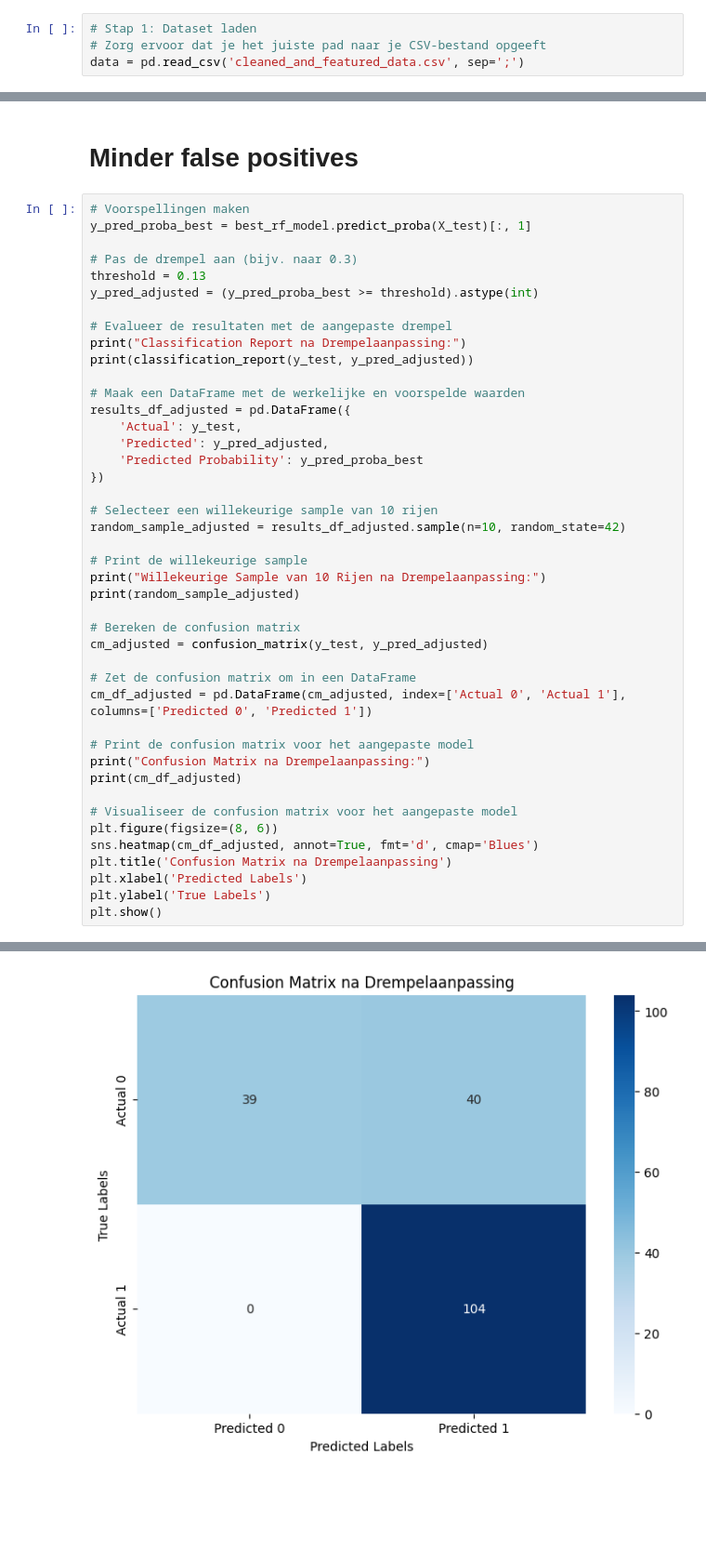
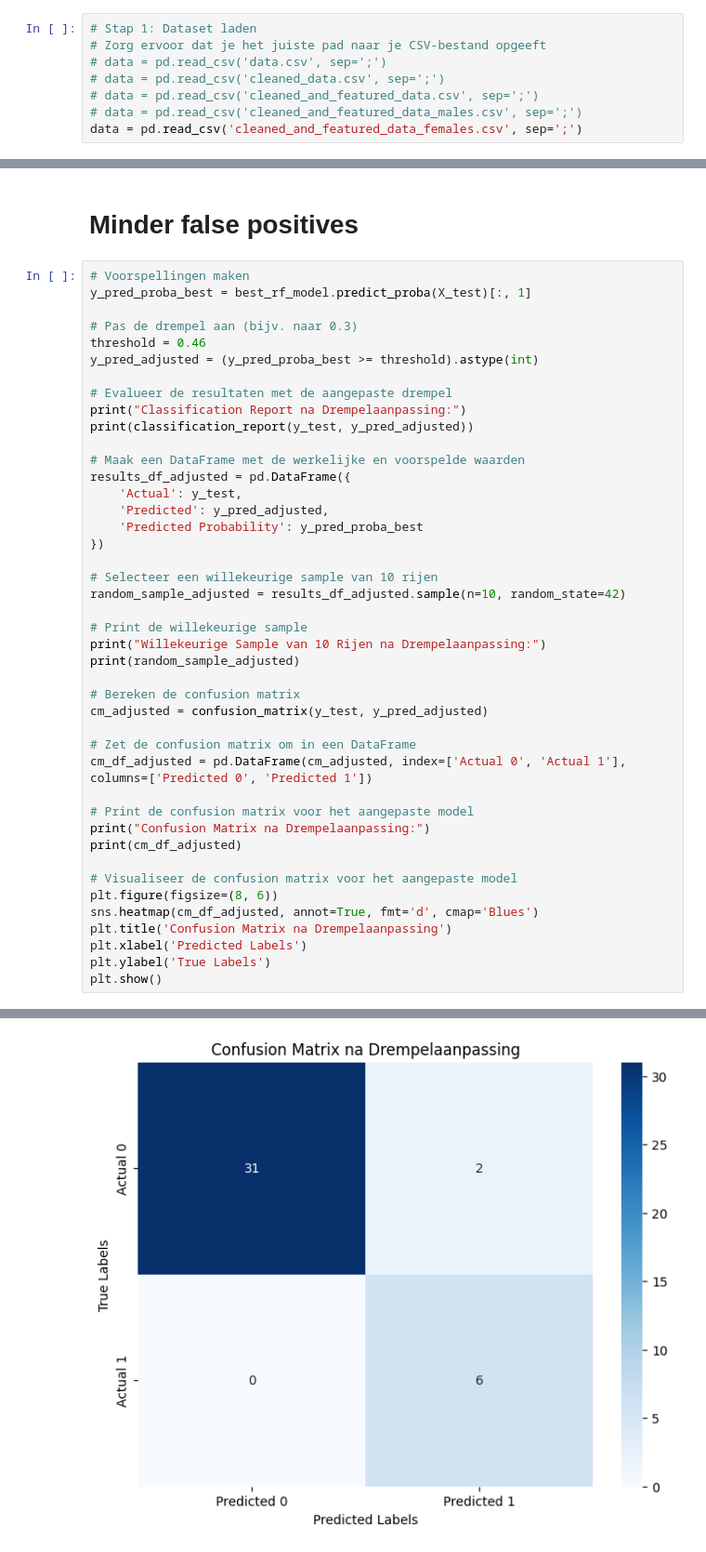
Before and after one commit to leonvsc/heartfailure, a Jupyter notebook: randomForest.ipynb, the cells around one changed output, grey strips where cells are left out. Shown at 93% size. Saved outputs shown, nothing was run; the diff lists cells and outputs as text; blank space fills up the shorter version.

Commit message:
Feat: Added male and female dataset

```diff
--- a/randomForest.ipynb
+++ b/randomForest.ipynb
@@ -10,7 +10,11 @@ from sklearn.inspection import permutation_importance
 # %%
 # Stap 1: Dataset laden
 # Zorg ervoor dat je het juiste pad naar je CSV-bestand opgeeft
-data = pd.read_csv('cleaned_and_featured_data.csv', sep=';')
+# data = pd.read_csv('data.csv', sep=';')
+# data = pd.read_csv('cleaned_data.csv', sep=';')
+# data = pd.read_csv('cleaned_and_featured_data.csv', sep=';')
+# data = pd.read_csv('cleaned_and_featured_data_males.csv', sep=';')
+data = pd.read_csv('cleaned_and_featured_data_females.csv', sep=';')
 # %%
 # Stap 2: Data voorbereiden
 # Voorbeeld van het splitsen van features en labels
@@ -244,7 +247,7 @@ plt.show()
 y_pred_proba_best = best_rf_model.predict_proba(X_test)[:, 1]
 
 # Pas de drempel aan (bijv. naar 0.3)
-threshold = 0.13
+threshold = 0.46
 y_pred_adjusted = (y_pred_proba_best >= threshold).astype(int)
 
 # Evalueer de resultaten met de aangepaste drempel
@@ -303 +306 @@ Actual 1            0          104
-[figure, old version]
+[figure, new version]
```
Also changed, not shown: parts of 6 cells of this notebook, 4 other files.
